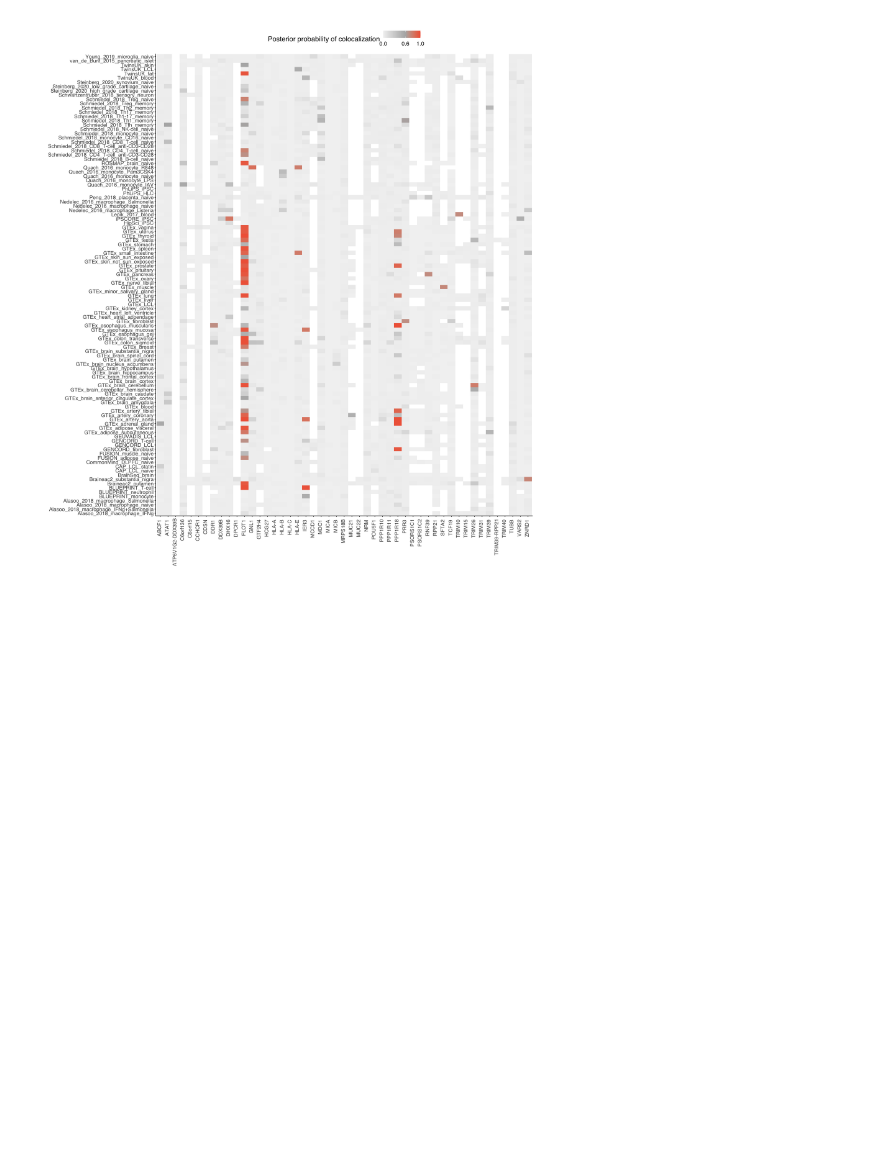
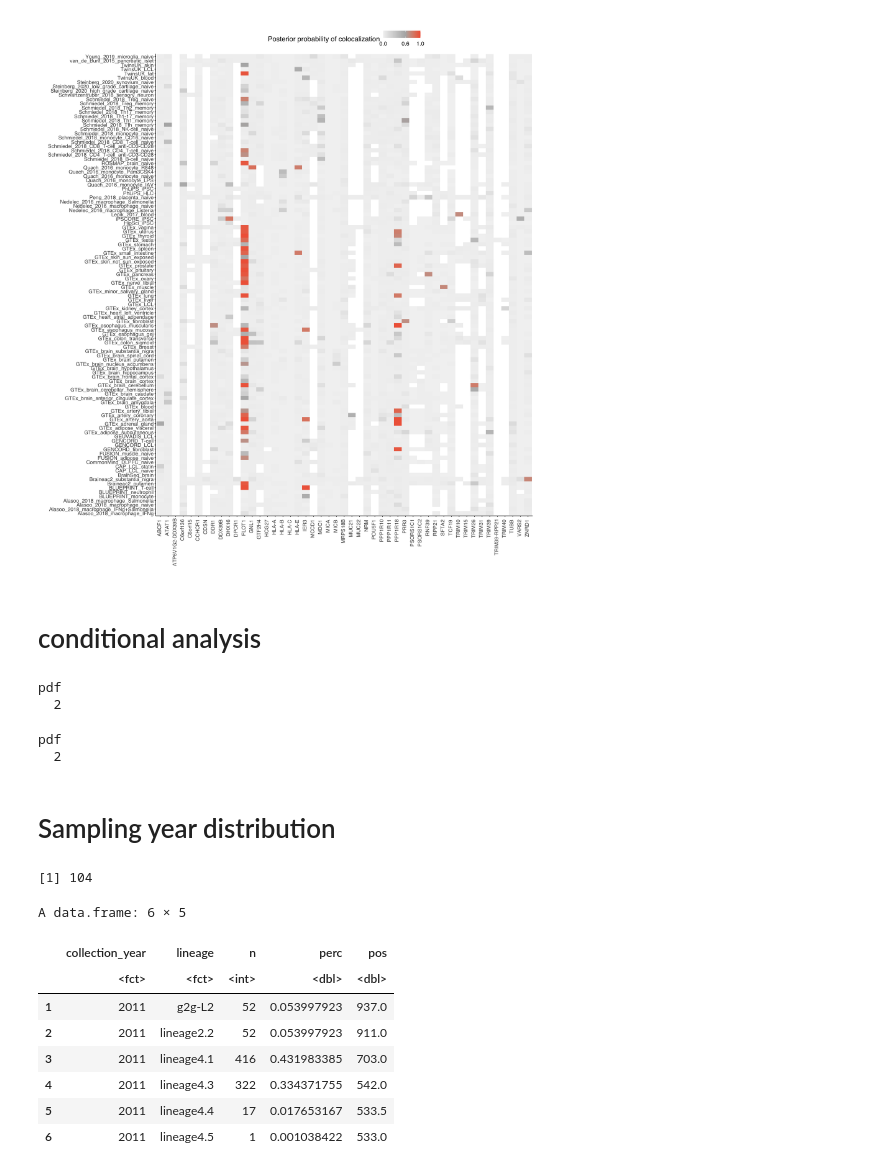
Before and after one commit to yang-luo-lab/TB-g2g, a Jupyter notebook: scripts/Supplementary_Figures.ipynb, the cells around one changed output. Saved outputs shown, nothing was run; the diff lists cells and outputs as text; code cells hidden in the pictures; blank space fills up the shorter version.

```diff
--- a/scripts/Supplementary_Figures.ipynb
+++ b/scripts/Supplementary_Figures.ipynb
@@ -256,0 +255,59 @@ ggsave("../figures/SF5_coloc_all.pdf",width=18,height=20)
+# %% [markdown]
+# conditional analysis
+# %%
+betas <- c(3.262018e-01,3.269036e-01,1.616120e-01,1.856852e-01)
+ses <- c(4.120181e-02,4.117394e-02,2.729605e-02,3.012256e-02)
+pvals <- c(9.236314e-15,8.349788e-15,3.419193e-09,7.756950e-10)
+lmmstats  <-
+  structure(list(
+    mean  = c(NA, NA, exp(betas)),
+    lower = c(NA, NA, exp(betas-ses)),
+    upper = c(NA, NA, exp(betas+ses))),
+    .Names = c("mean", "lower", "upper"),
+    row.names = c(NA, -6L),
+    class = "data.frame")
+
+tabletext <- cbind(
+  c("", "Covariates", "GRM, age, sex", "GRM, age, sex, year_of_sampling",
+    "GRM, age, sex, Mtb_PC", "GRM, age, sex, Mtb_PC_noG2GMtb_vars"),
+  c("","OR", signif(exp(betas),4)),
+  c("","P-value", signif(pvals,4)))
+
+options(repr.plot.width = 12, repr.plot.height = 7)
+# %% [output]
+pdf
+  2
+# %%
+png("../figures/SF6_conditional_analysis.png", width=1000, height=680)
+
+forestplot(tabletext,
+           lmmstats,
+          # new_page = TRUE,
+           is.summary = c(TRUE,TRUE,rep(FALSE,4)),
+        #  clip=c(-0.1,2.5),
+           zero=1,
+           col = fpColors(box = "darkred",
+                          line = "darkred"),
+          cex=15)
+
+#dev.copy(png, "SF6_conditional_analysis.png")
+dev.off()
+# %% [output]
+pdf
+  2
+# %% [markdown]
+# Sampling year distribution
+# %%
+g2gyr <- read.table("../data/g2gL2_collection_year.txt",h=T)
+sum(g2gyr[g2gyr$lineage=="g2g-L2",]$n)
+# %% [output]
+[1] 104
+A data.frame: 6 × 5
+|  | collection_year | lineage | n | perc | pos |
+|  | <fct> | <fct> | <int> | <dbl> | <dbl> |
+| 1 | 2011 | g2g-L2 | 52 | 0.053997923 | 937.0 |
+| 2 | 2011 | lineage2.2 | 52 | 0.053997923 | 911.0 |
+| 3 | 2011 | lineage4.1 | 416 | 0.431983385 | 703.0 |
+| 4 | 2011 | lineage4.3 | 322 | 0.334371755 | 542.0 |
+| 5 | 2011 | lineage4.4 | 17 | 0.017653167 | 533.5 |
+| 6 | 2011 | lineage4.5 | 1 | 0.001038422 | 533.0 |
```
Also changed, not shown: parts of 2 cells of this notebook, 3 other files.
